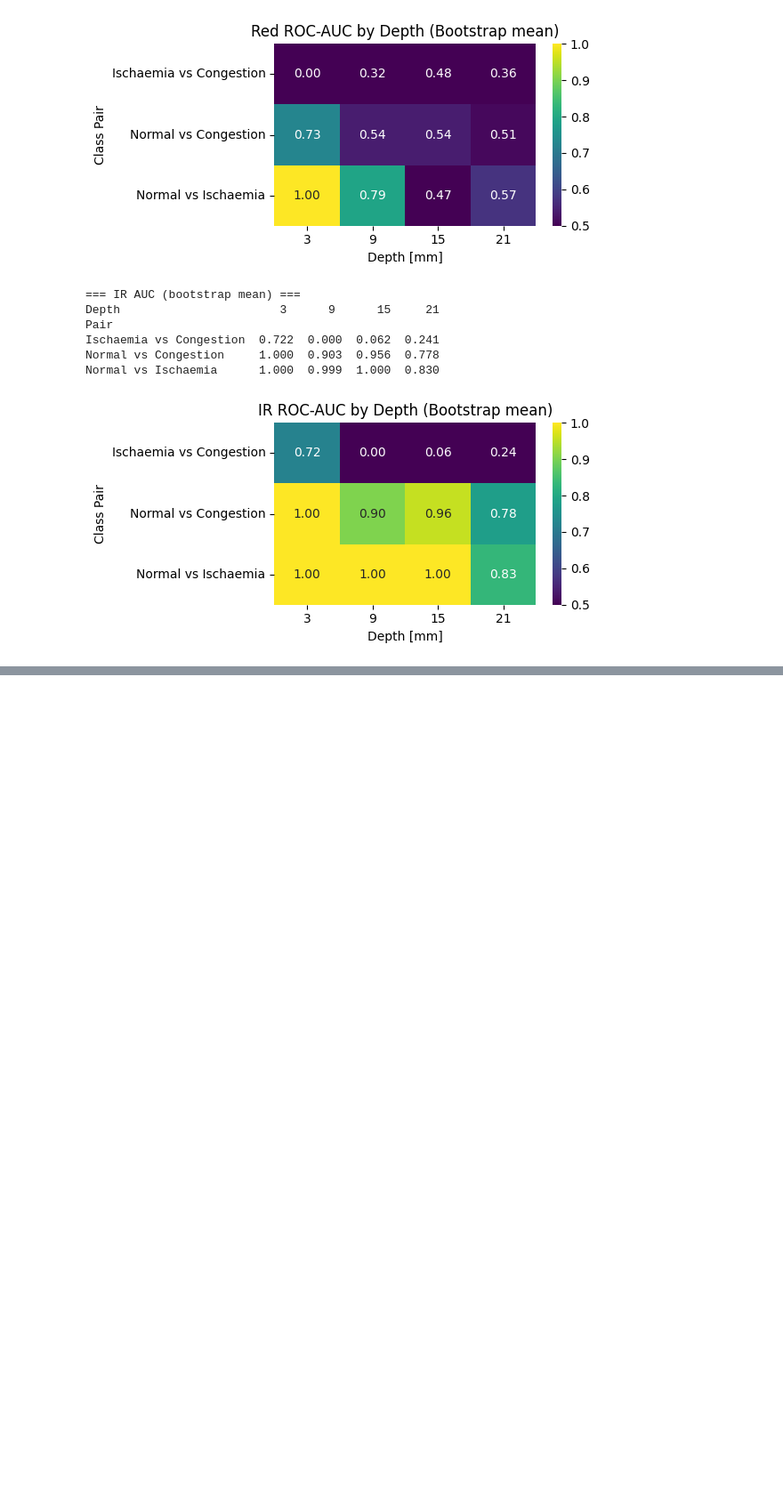
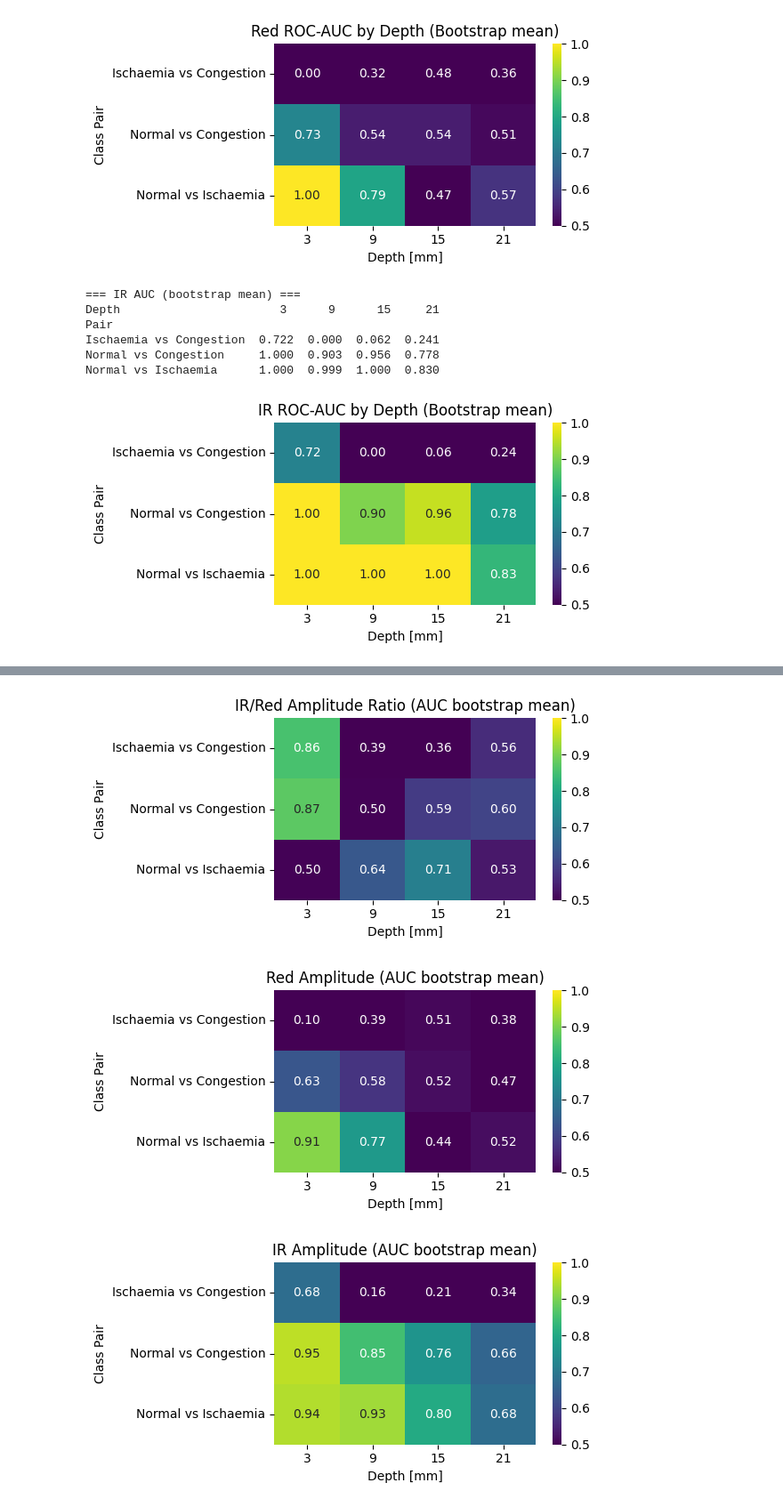
Before and after one commit to Hiroki-Kodama-PRS/Phantom-analysis, a Jupyter notebook: Phantom_analysis.ipynb, the cells around one changed output, grey strips where cells are left out. Shown at 89% size. Saved outputs shown, nothing was run; the diff lists cells and outputs as text; code cells hidden in the pictures; blank space fills up the shorter version.

```diff
--- a/Phantom_analysis.ipynb
+++ b/Phantom_analysis.ipynb
@@ -682,0 +995,40 @@ NameError: name 'df_auc_feat' is not defined
+# %%
+import pandas as pd
+import seaborn as sns
+import matplotlib.pyplot as plt
+
+# ==== データ読み込み ====
+df = pd.read_csv("AUC_all_features_95CI.csv")  # ←先ほど作ったAUC結果CSVを指定
+
+# ---- 可視化対象の特徴ごとのDataFrameを準備 ----
+# 1. IR_Red_amp_ratio（Redチャンネルでのみ計算されている）
+df_ratio = df[(df["Feature"]=="IR_Red_amp_ratio") & (df["Channel"]=="Red")]
+
+# 2. Red Amplitude
+df_red_amp = df[(df["Feature"]=="Amplitude") & (df["Channel"]=="Red")]
+
+# 3. IR Amplitude
+df_ir_amp = df[(df["Feature"]=="Amplitude") & (df["Channel"]=="IR")]
+
+def plot_heatmap(df_sub, title):
+    """指定したデータフレームをヒートマップにする"""
+    if df_sub.empty:
+        print(f"{title} のデータがありません")
+        return
+    pivot = df_sub.pivot(index="Pair", columns="Depth", values="AUC_bootstrap_mean")
+    plt.figure(figsize=(6, 3))
+    sns.heatmap(pivot, annot=True, fmt=".2f", cmap="viridis", vmin=0.5, vmax=1)
+    plt.title(title)
+    plt.ylabel("Class Pair")
+    plt.xlabel("Depth [mm]")
+    plt.tight_layout()
+    plt.show()
+
+# ==== プロット ====
+plot_heatmap(df_ratio, "IR/Red Amplitude Ratio (AUC bootstrap mean)")
+plot_heatmap(df_red_amp, "Red Amplitude (AUC bootstrap mean)")
+plot_heatmap(df_ir_amp, "IR Amplitude (AUC bootstrap mean)")
+# %% [output]
+[figure, added]
+[figure, added]
+[figure, added]
```
Also changed, not shown: parts of 31 cells of this notebook, 1 other file.
